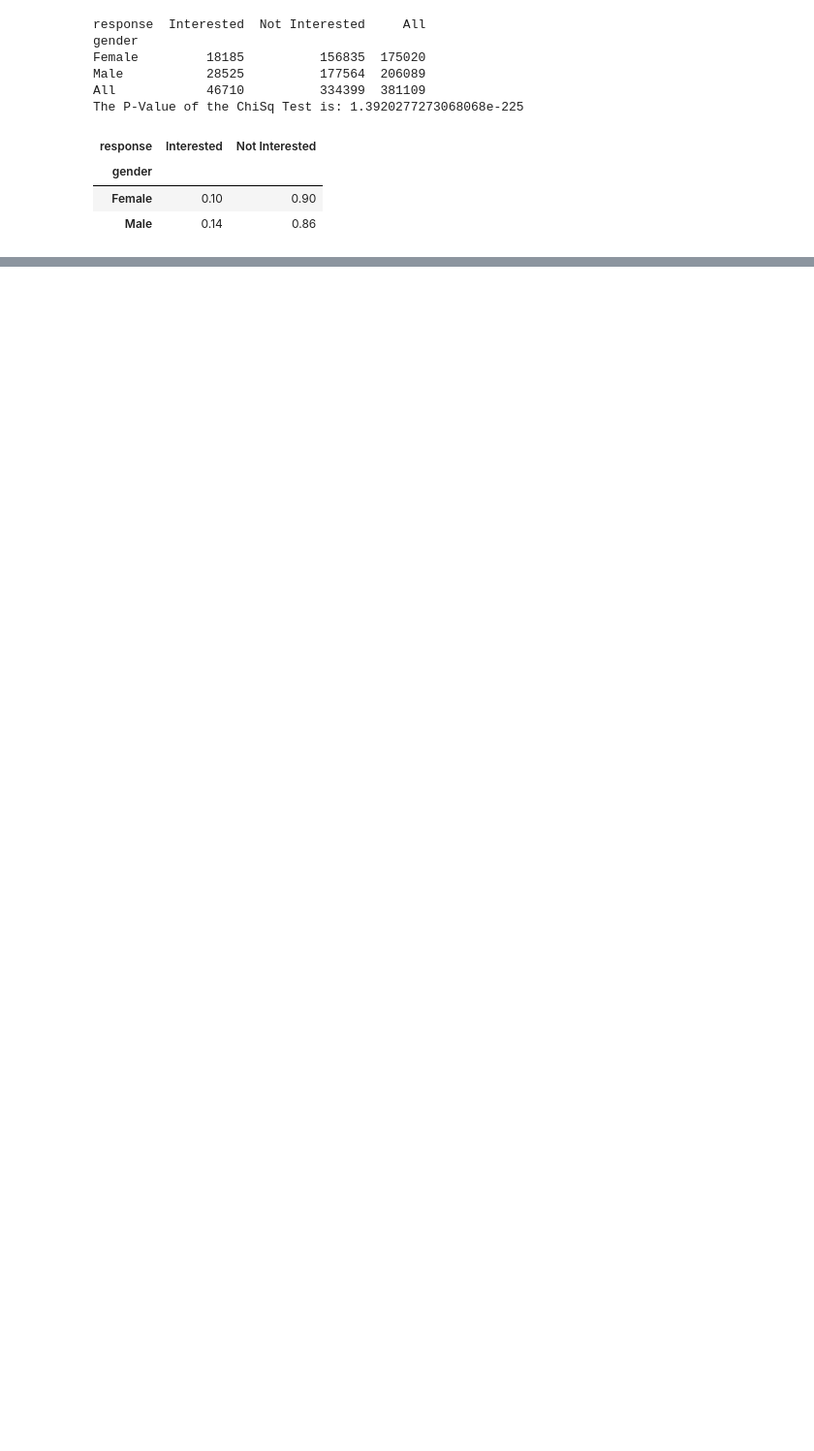
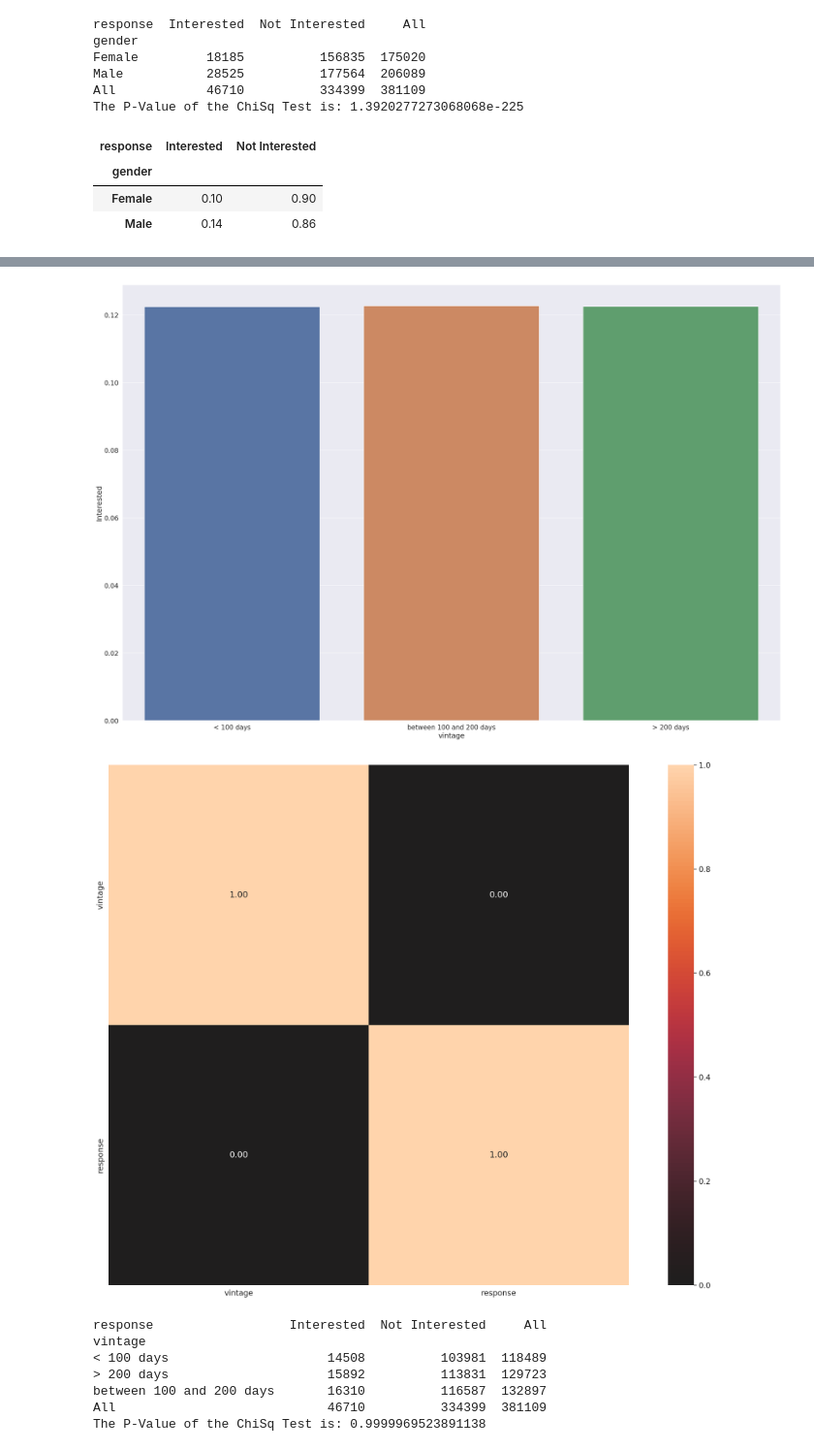
Before and after one commit to danillobarroscordeiro/insurance_cross-sell, a Jupyter notebook: notebooks/insurance_all_cross-sell.ipynb, the cells around one changed output, grey strips where cells are left out. Shown at 97% size. Saved outputs shown, nothing was run; the diff lists cells and outputs as text; code cells hidden in the pictures; blank space fills up the shorter version.

```diff
--- a/notebooks/insurance_all_cross-sell.ipynb
+++ b/notebooks/insurance_all_cross-sell.ipynb
@@ -306,0 +353,19 @@ The P-Value of the ChiSq Test is: 1.3920277273068068e-225
+# %%
+df3_aux1 = pd.crosstab(index=df3['vintage'], columns=df3['response'], normalize='index' )
+df3_aux2 = pd.crosstab(index=df3['vintage'], columns=df3['response'],margins=True)
+chisquared_test = chi2_contingency(df3_aux2)
+sns.barplot(y='Interested',x='vintage', data=df3_aux1.reset_index() [ ['vintage','Interested'] ], order=['< 100 days', 'between 100 and 200 days', '> 200 days'] );
+nominal.associations(df3[['vintage','response'] ] )
+print(df3_aux2)
+print('The P-Value of the ChiSq Test is:', chisquared_test[1] )
+df3_aux1
+# %% [output]
+[figure, added]
+[figure, added]
+response                  Interested  Not Interested     All
+vintage
+< 100 days                     14508          103981  118489
+> 200 days                     15892          113831  129723
+between 100 and 200 days       16310          116587  132897
+All                            46710          334399  381109
+The P-Value of the ChiSq Test is: 0.9999969523891138
```
Also changed, not shown: parts of 30 cells of this notebook.
